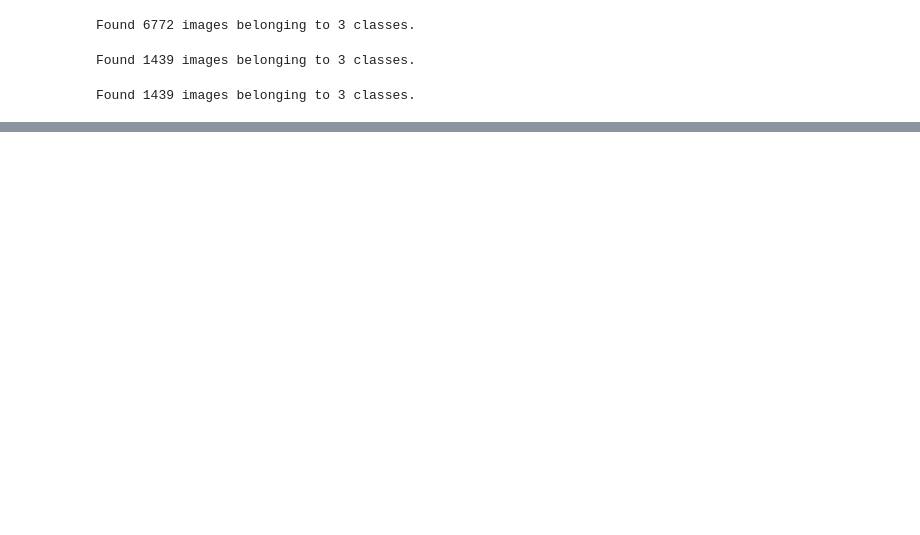
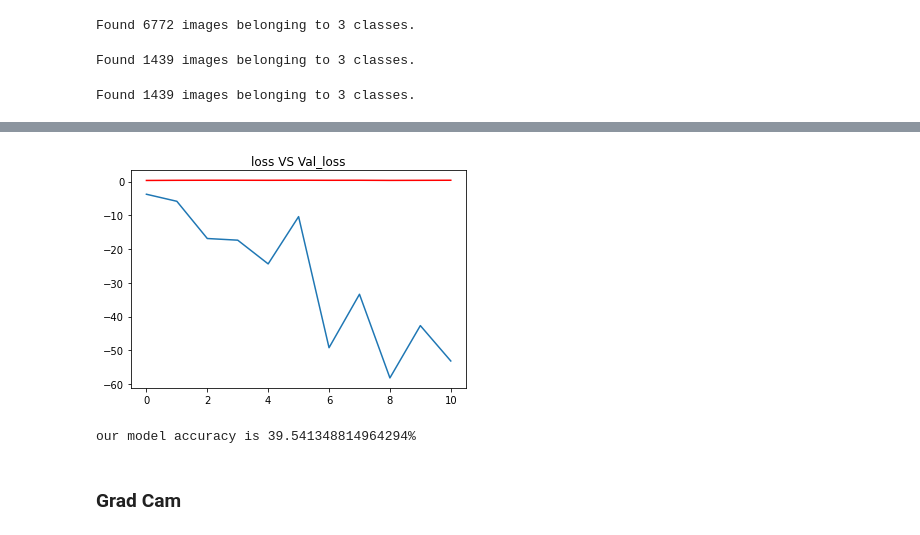
Before and after one commit to Shoeb-Shaon/Breast-Cancer-Classification, a Jupyter notebook: Breast_Cancer_Classification_.ipynb, the cells around one changed output, grey strips where cells are left out. Cells and saved outputs as stored; diff of their text form; code cells hidden in the pictures; blank space fills up the shorter version.

```diff
--- a/Breast_Cancer_Classification_.ipynb
+++ b/Breast_Cancer_Classification_.ipynb
@@ -269,0 +301,8 @@ hist=model.fit_generator(train_data,
+# %%
+plt.plot(h['loss'])
+plt.plot(h['val_accuracy'], c="red")
+
+plt.title("loss VS Val_loss")
+plt.show()
+# %% [output]
+[figure, added]
@@ -269,0 +311,7 @@ hist=model.fit_generator(train_data,
+# %%
+acc=model.evaluate_generator(test_data)[1]
+print(f"our model accuracy is {acc*100}%")
+# %% [output]
+our model accuracy is 39.541348814964294%
+# %% [markdown]
+### Grad Cam
```
Also changed, not shown: parts of 18 cells of this notebook.
